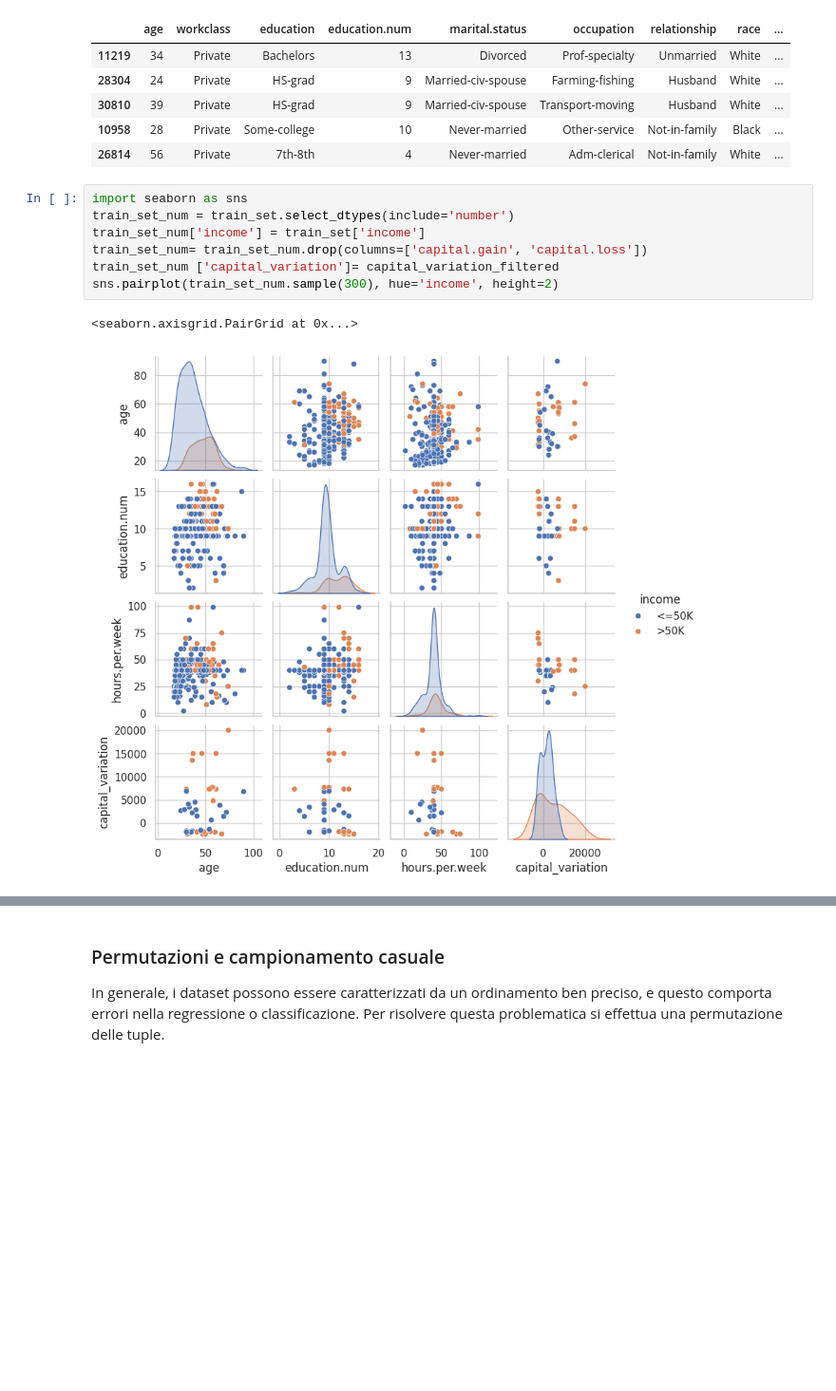
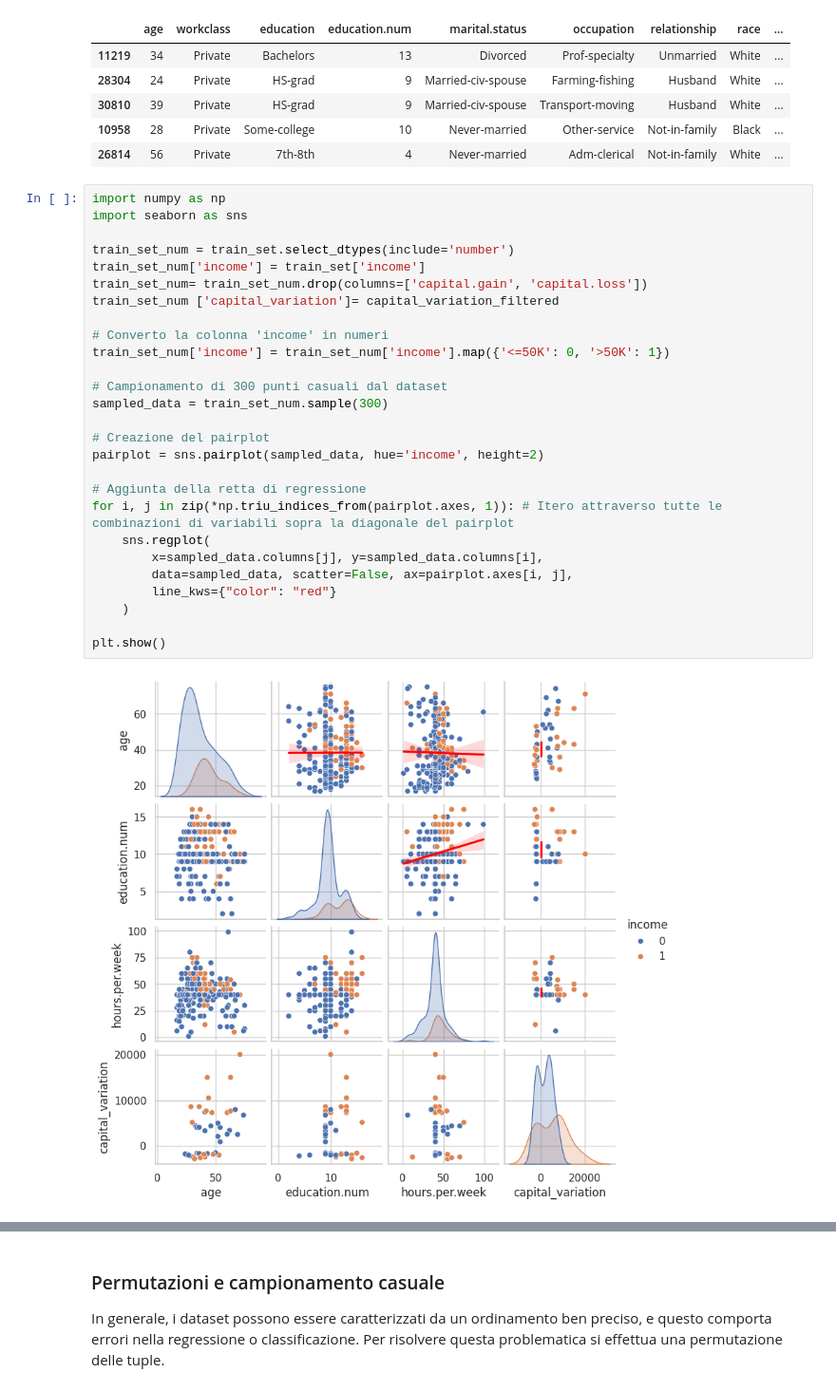
Before and after one commit to ale29ruf/Progetto_Data_Mining, a Jupyter notebook: ProgettoACI.ipynb, the cells around one changed output, grey strips where cells are left out. Shown at 95% size. Cells and saved outputs as stored; diff of their text form; blank space fills up the shorter version.

```diff
--- a/ProgettoACI.ipynb
+++ b/ProgettoACI.ipynb
@@ -262,14 +262,33 @@ train_set.head()
 | 30810 | 39 | Private | HS-grad | 9 | Married-civ-spouse | Transport-moving | Husband | White | ... |
 | 10958 | 28 | Private | Some-college | 10 | Never-married | Other-service | Not-in-family | Black | ... |
 | 26814 | 56 | Private | 7th-8th | 4 | Never-married | Adm-clerical | Not-in-family | White | ... |
-# %%
-import seaborn as sns
-train_set_num = train_set.select_dtypes(include='number')
-train_set_num['income'] = train_set['income']
-train_set_num= train_set_num.drop(columns=['capital.gain', 'capital.loss'])
-train_set_num ['capital_variation']= capital_variation_filtered
-sns.pairplot(train_set_num.sample(300), hue='income', height=2)
-# %% [output]
-<seaborn.axisgrid.PairGrid at 0x...>
-[figure, removed]
+# %%
+import numpy as np
+import seaborn as sns
+
+train_set_num = train_set.select_dtypes(include='number')
+train_set_num['income'] = train_set['income']
+train_set_num= train_set_num.drop(columns=['capital.gain', 'capital.loss'])
+train_set_num ['capital_variation']= capital_variation_filtered
+
+# Converto la colonna 'income' in numeri
+train_set_num['income'] = train_set_num['income'].map({'<=50K': 0, '>50K': 1})
+
+# Campionamento di 300 punti casuali dal dataset
+sampled_data = train_set_num.sample(300)
+
+# Creazione del pairplot
+pairplot = sns.pairplot(sampled_data, hue='income', height=2)
+
+# Aggiunta della retta di regressione
+for i, j in zip(*np.triu_indices_from(pairplot.axes, 1)): # Itero attraverso tutte le combinazioni di variabili sopra la diagonale del pairplot
+    sns.regplot(
+        x=sampled_data.columns[j], y=sampled_data.columns[i],
+        data=sampled_data, scatter=False, ax=pairplot.axes[i, j],
+        line_kws={"color": "red"}
+    )
+
+plt.show()
+# %% [output]
+[figure, added]
 # %% [markdown]
```
Also changed, not shown: parts of 21 cells of this notebook.
